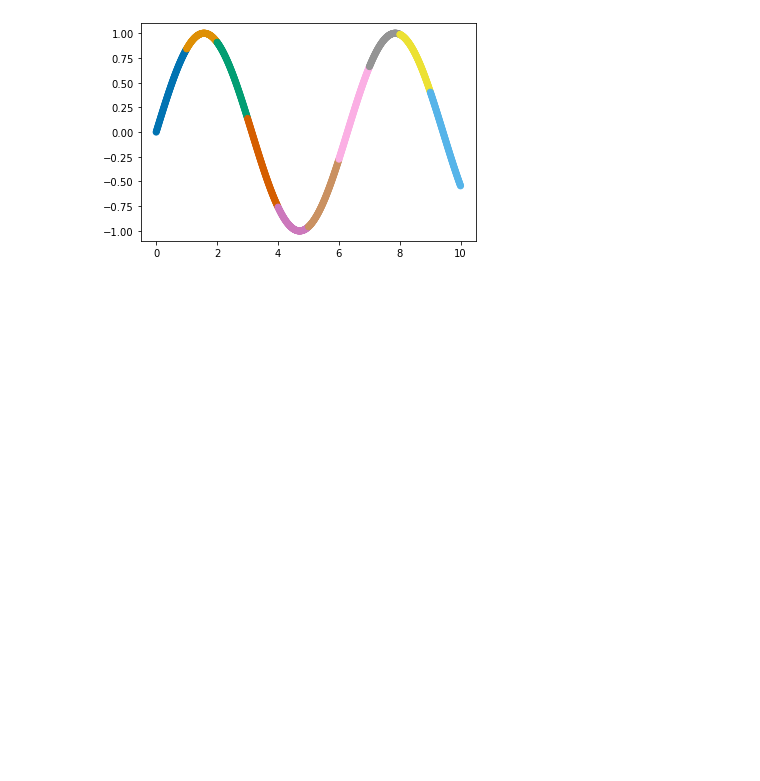
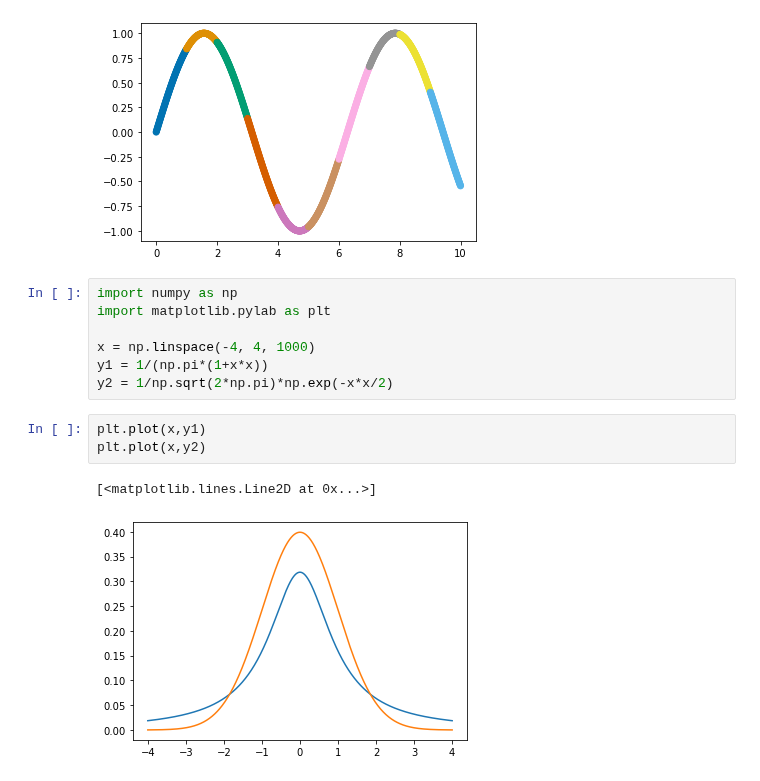
Before and after one commit to GuangyuWangLab2021/cellDancer, a Jupyter notebook: deprecated/scratchpaper.ipynb, the cells around one changed output. Drawn from its saved outputs; the diff is of its cells as text; blank space fills up the shorter version.

```diff
--- a/deprecated/scratchpaper.ipynb
+++ b/deprecated/scratchpaper.ipynb
@@ -548,3 +548,16 @@ plt.scatter(x,y, c=range(1000), cmap=cmap)
 # %% [output]
 <matplotlib.collections.PathCollection at 0x...>
 [figure]
+# %%
+import numpy as np
+import matplotlib.pylab as plt
+
+x = np.linspace(-4, 4, 1000)
+y1 = 1/(np.pi*(1+x*x))
+y2 = 1/np.sqrt(2*np.pi)*np.exp(-x*x/2)
+# %%
+plt.plot(x,y1)
+plt.plot(x,y2)
+# %% [output]
+[<matplotlib.lines.Line2D at 0x...>]
+[figure, added]
```
Also changed, not shown: 2 other files.
